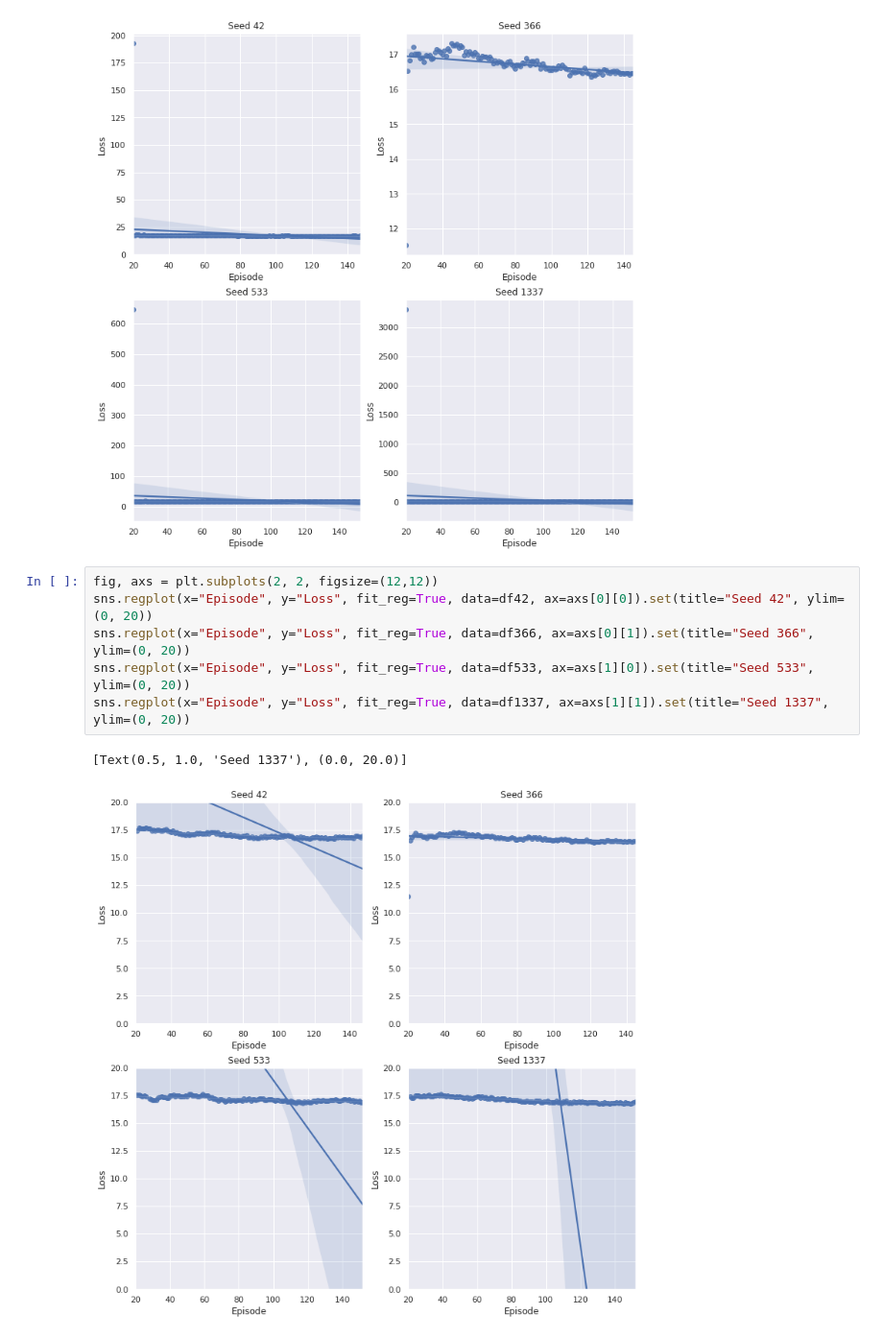
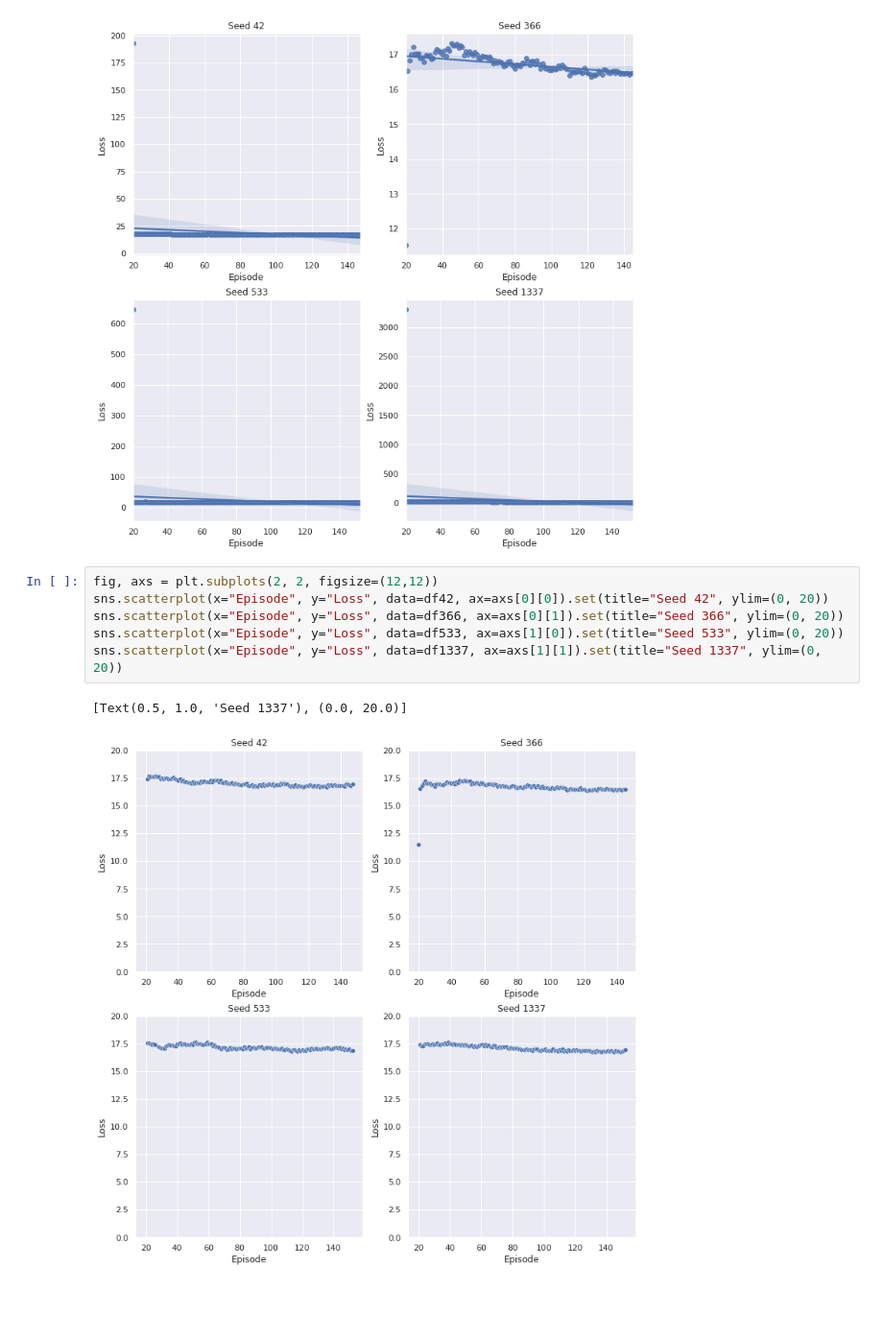
Before and after one commit to Dschimm/rl-project, a Jupyter notebook: charts.ipynb, the cells around one changed output. Shown at 96% size. Saved outputs shown, nothing was run; the diff lists cells and outputs as text; blank space fills up the shorter version.

Commit message:
new loss plot

```diff
--- a/charts.ipynb
+++ b/charts.ipynb
@@ -120,10 +97,10 @@ sns.regplot(x="Episode", y="Loss", fit_reg=True, data=df1337, ax=axs[1][1]).set(
 [figure]
 # %%
 fig, axs = plt.subplots(2, 2, figsize=(12,12))
-sns.regplot(x="Episode", y="Loss", fit_reg=True, data=df42, ax=axs[0][0]).set(title="Seed 42", ylim=(0, 20))
-sns.regplot(x="Episode", y="Loss", fit_reg=True, data=df366, ax=axs[0][1]).set(title="Seed 366", ylim=(0, 20))
-sns.regplot(x="Episode", y="Loss", fit_reg=True, data=df533, ax=axs[1][0]).set(title="Seed 533", ylim=(0, 20))
-sns.regplot(x="Episode", y="Loss", fit_reg=True, data=df1337, ax=axs[1][1]).set(title="Seed 1337", ylim=(0, 20))
+sns.scatterplot(x="Episode", y="Loss", data=df42, ax=axs[0][0]).set(title="Seed 42", ylim=(0, 20))
+sns.scatterplot(x="Episode", y="Loss", data=df366, ax=axs[0][1]).set(title="Seed 366", ylim=(0, 20))
+sns.scatterplot(x="Episode", y="Loss", data=df533, ax=axs[1][0]).set(title="Seed 533", ylim=(0, 20))
+sns.scatterplot(x="Episode", y="Loss", data=df1337, ax=axs[1][1]).set(title="Seed 1337", ylim=(0, 20))
 # %% [output]
 [Text(0.5, 1.0, 'Seed 1337'), (0.0, 20.0)]
-[figure, old version]
+[figure, new version]
```
Also changed, not shown: parts of 1 cell of this notebook.
